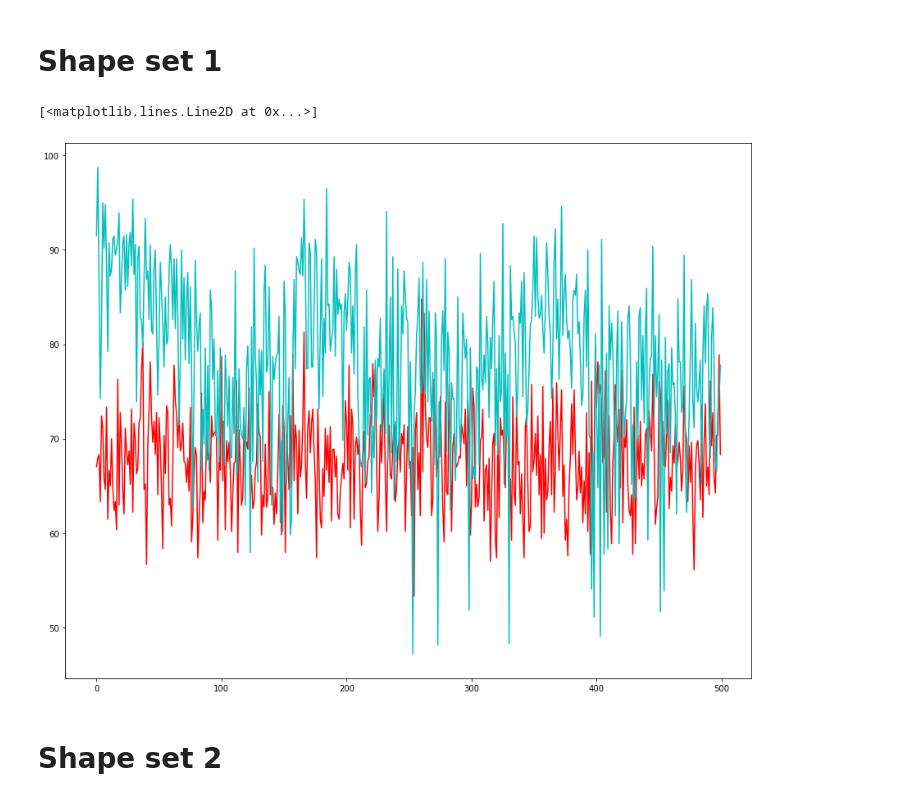
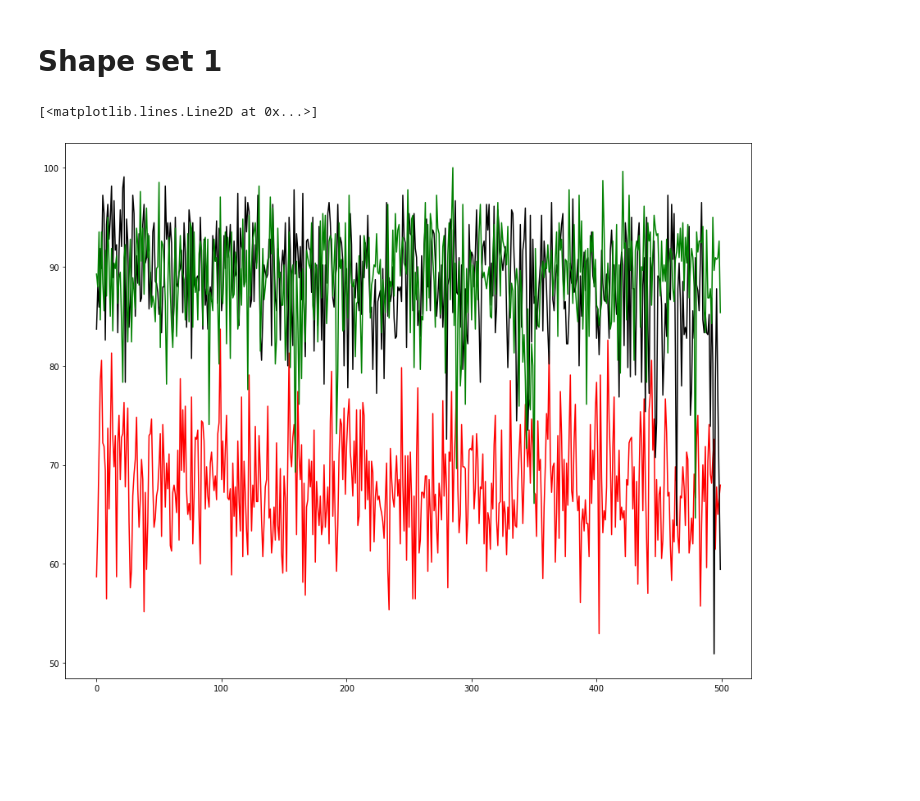
Before and after one commit to CodaClysm/StackingOptimization, a Jupyter notebook: Plot Data.ipynb, the cells around one changed output. Drawn from its saved outputs; the diff is of its cells as text; code cells hidden in the pictures; blank space fills up the shorter version.

```diff
--- a/Plot Data.ipynb
+++ b/Plot Data.ipynb
@@ -27,25 +27,25 @@ def getData(fileString):
 # Shape set 1
 # %%
 utilizations = [];
-utilizations.append(getData("datalogs/size1-set1-shape1.txt"))
-utilizations.append(getData("datalogs/size1-set2-shape1.txt"))
-utilizations.append(getData("datalogs/size1-set3-shape1.txt"))
-utilizations.append(getData("datalogs/size1-set4-shape1.txt"))
-utilizations.append(getData("datalogs/size1-set5-shape1.txt"))
-utilizations.append(getData("datalogs/size1-set6-shape1.txt"))
+utilizations.append(getData("SavedData/size1-shape1-random.txt"))
+utilizations.append(getData("SavedData/size1-shape1-set1.txt"))
+utilizations.append(getData("SavedData/size1-shape1-set2.txt"))
+utilizations.append(getData("SavedData/size1-shape1-set3.txt"))
+utilizations.append(getData("SavedData/size1-shape1-set4.txt"))
+utilizations.append(getData("SavedData/size1-shape1-set5.txt"))
+utilizations.append(getData("SavedData/size1-shape1-set6.txt"))
 
 
 
 fig = plt.figure(figsize=(15,12))
 
 plt.plot(np.arange(len(utilizations[0])), utilizations[0], 'r-')
 #plt.plot(np.arange(len(utilizations[1])), utilizations[1], 'b-')
 #plt.plot(np.arange(len(utilizations[2])), utilizations[2], 'g-')
-plt.plot(np.arange(len(utilizations[3])), utilizations[3], 'c-')
-#plt.plot(np.arange(len(utilizations[4])), utilizations[4], 'y-')
-#plt.plot(np.arange(len(utilizations[5])), utilizations[5], 'm-')
+#plt.plot(np.arange(len(utilizations[3])), utilizations[3], 'c-')
+plt.plot(np.arange(len(utilizations[4])), utilizations[4], 'k-')
+#plt.plot(np.arange(len(utilizations[5])), utilizations[5], 'y-')
+plt.plot(np.arange(len(utilizations[6])), utilizations[6], 'g-')
 # %% [output]
 [<matplotlib.lines.Line2D at 0x...>]
-[figure, old version]
+[figure, new version]
-# %% [markdown]
-# Shape set 2
```
Also changed, not shown: parts of 4 cells of this notebook, 6 other files.
